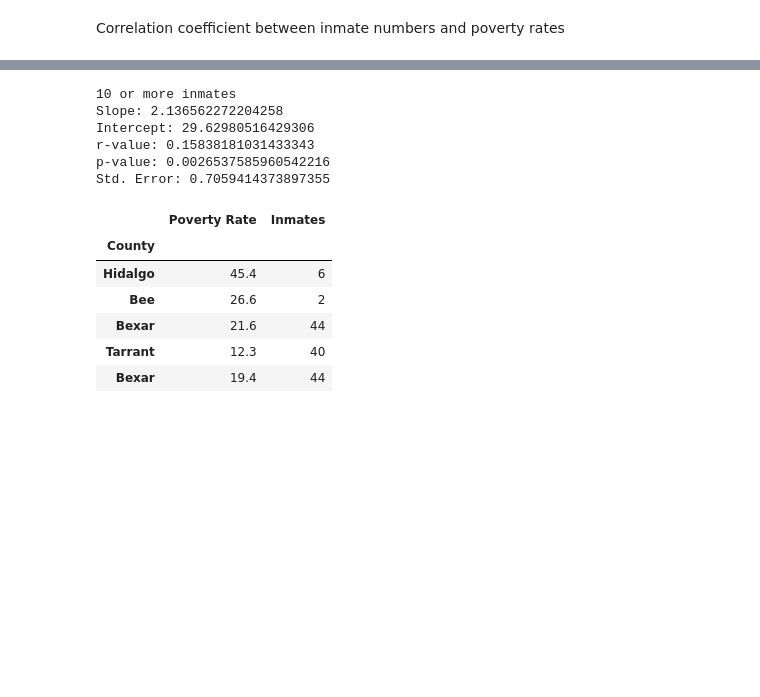
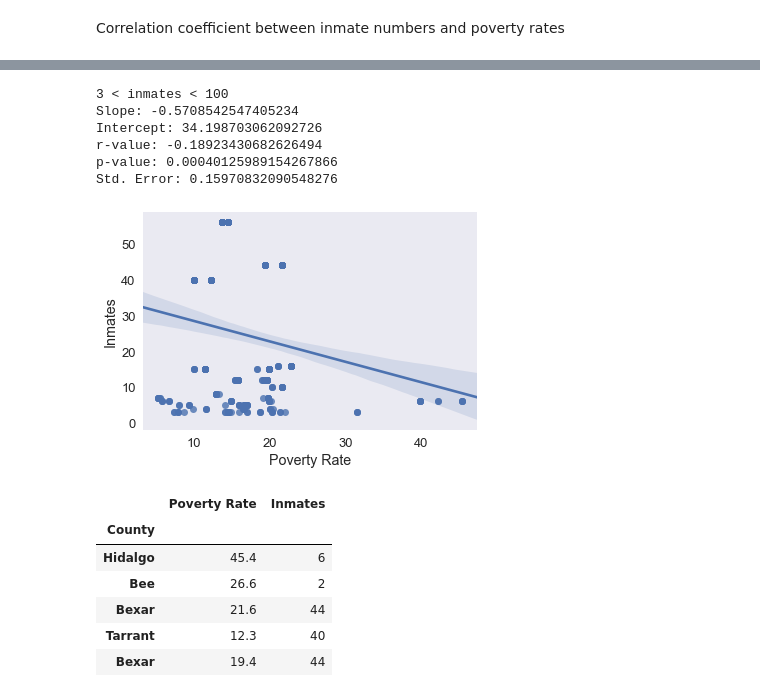
Before and after one commit to allanmc0913/Executions-and-Poverty-in-Texas, a Jupyter notebook: Executed Inmates Data Analysis.ipynb, the cells around one changed output, grey strips where cells are left out. Cells and saved outputs as stored; diff of their text form; code cells hidden in the pictures; blank space fills up the shorter version.

```diff
--- a/Executed Inmates Data Analysis.ipynb
+++ b/Executed Inmates Data Analysis.ipynb
@@ -273,15 +292,20 @@ array([[ 1.        ,  0.15838181],
 # %%
-x = counties_10['Poverty Rate']
-y = counties_10['Inmates']
+# limiting data to counties between 3 and 100 inmates
+counties_100_3 = counties[(counties.Inmates < 101) & (counties.Inmates > 2)]
+sns.regplot(x="Poverty Rate", y="Inmates", data=counties_100_3)
+x = counties_100_3['Poverty Rate']
+y = counties_100_3['Inmates']
 slope, intercept, r_value, p_value, std_err = stats.linregress(x,y)
-print ("10 or more inmates\nSlope: {}\nIntercept: {}\nr-value: {}\np-value: {}\nStd. Error: {}".format(slope, intercept, r_value, p_value, std_err))
+print ("3 < inmates < 100\nSlope: {}\nIntercept: {}\n\
+r-value: {}\np-value: {}\nStd. Error: {}".format(slope, intercept, r_value, p_value, std_err))
 # %% [output]
-10 or more inmates
-Slope: 2.136562272204258
-Intercept: 29.62980516429306
-r-value: 0.15838181031433343
-p-value: 0.0026537585960542216
-Std. Error: 0.7059414373897355
+3 < inmates < 100
+Slope: -0.5708542547405234
+Intercept: 34.198703062092726
+r-value: -0.18923430682626494
+p-value: 0.00040125989154267866
+Std. Error: 0.15970832090548276
+[figure, added]
 # %%
 counties = counties.set_index("County")
 counties.head()
```
Also changed, not shown: parts of 4 cells of this notebook.
